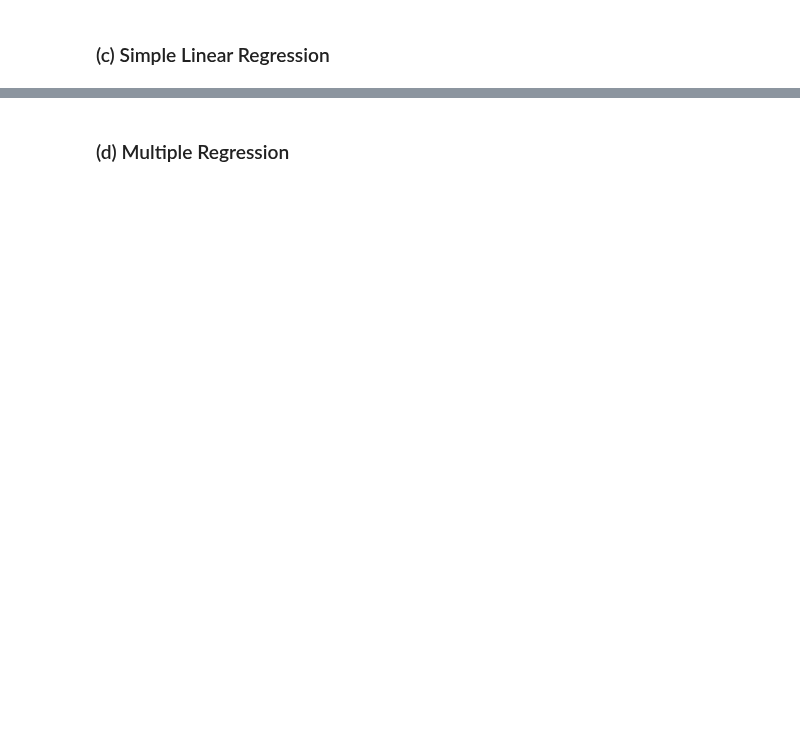
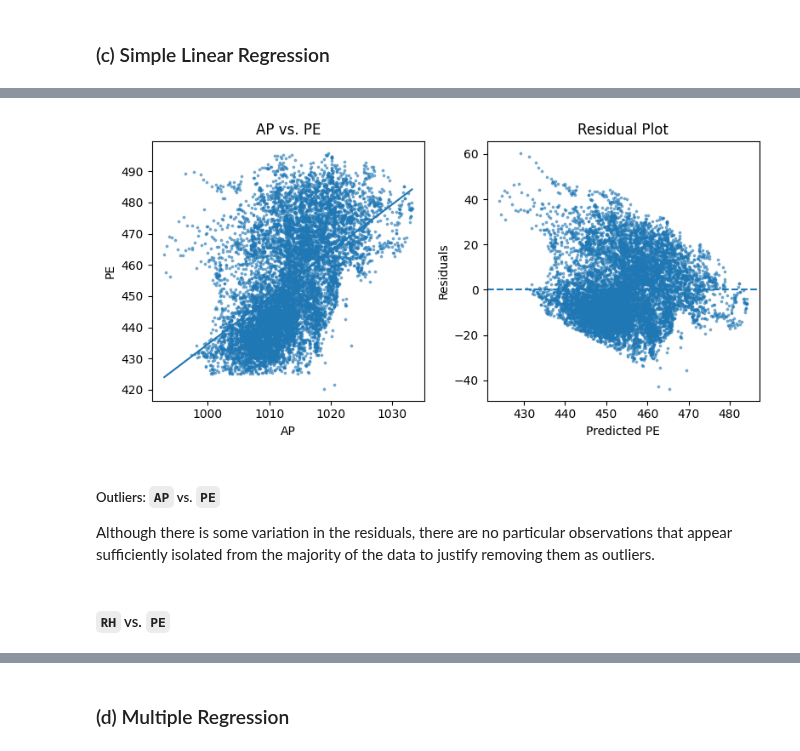
Before and after one commit to parakeet89/usc-dsci552-machine-learning, a Jupyter notebook: Homework/Homework2/notebook/Le_Casey_HW2.ipynb, the cells around one changed output, grey strips where cells are left out. Cells and saved outputs as stored; diff of their text form; code cells hidden in the pictures; blank space fills up the shorter version.

```diff
--- a/Homework/Homework2/notebook/Le_Casey_HW2.ipynb
+++ b/Homework/Homework2/notebook/Le_Casey_HW2.ipynb
@@ -28,0 +230,6 @@ Get the Cycle Power Plant Data Set
+# %%
+X_AP = df[['AP']]
+y = df['PE']
+X_AP = sm.add_constant(X_AP)
+model_AP = sm.OLS(y, X_AP).fit()
+print(model_AP.summary())
@@ -28,0 +259,33 @@ Get the Cycle Power Plant Data Set
+# %%
+fig, axes = plt.subplots(1, 2, figsize=(8, 4))
+
+# Scatter plot
+axes[0].scatter(df['AP'], df['PE'], s=3, alpha=0.5)
+
+x_line = pd.DataFrame({'AP': [df['AP'].min(), df['AP'].max()]})
+x_line = sm.add_constant(x_line)
+
+axes[0].plot(x_line['AP'], model_AP.predict(x_line))
+
+axes[0].set_xlabel('AP')
+axes[0].set_ylabel('PE')
+axes[0].set_title('AP vs. PE')
+
+# Residual plot
+axes[1].scatter(model_AP.fittedvalues, model_AP.resid, s=3, alpha=0.5)
+
+axes[1].axhline(y=0, linestyle='--')
+
+axes[1].set_xlabel('Predicted PE')
+axes[1].set_ylabel('Residuals')
+axes[1].set_title('Residual Plot')
+
+plt.tight_layout()
+plt.show()
+# %% [output]
+[figure, added]
+# %% [markdown]
+##### Outliers: `AP` vs. `PE`
+Although there is some variation in the residuals, there are no particular observations that appear sufficiently isolated from the majority of the data to justify removing them as outliers.
+# %% [markdown]
+#### `RH` vs. `PE`
```
Also changed, not shown: parts of 67 cells of this notebook, 2 other files.
